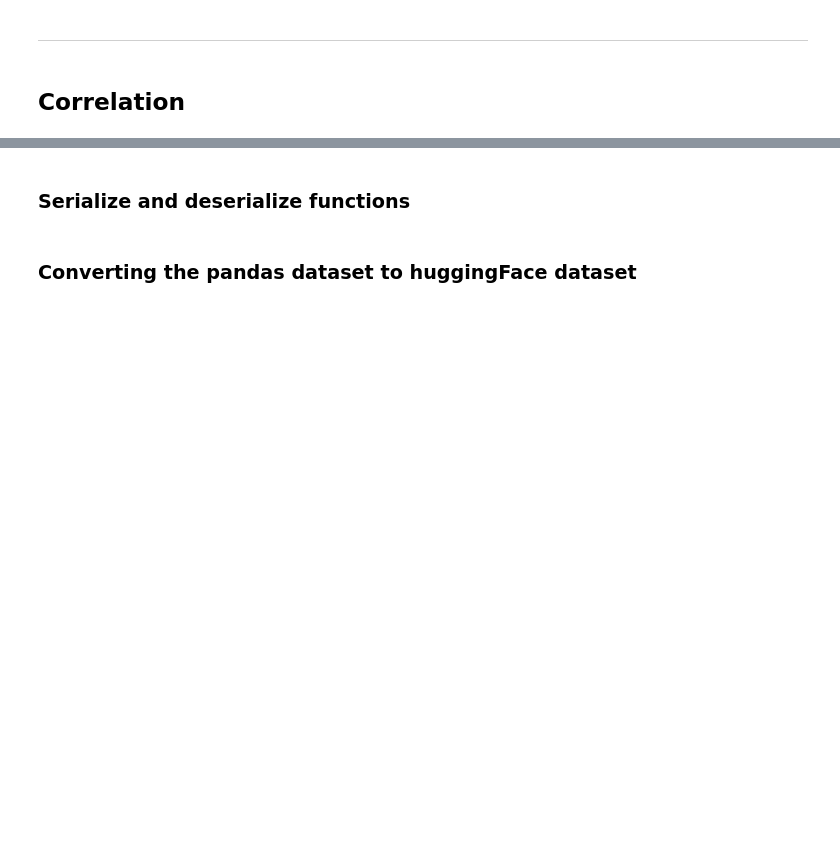
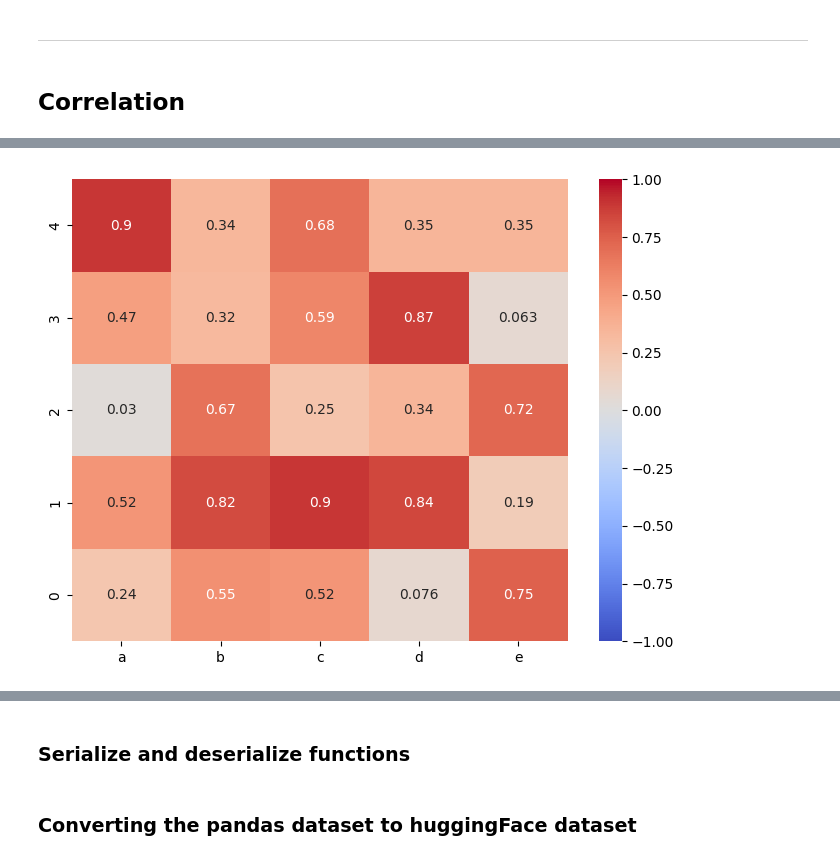
Before and after one commit to thibaud-perrin/commonlit-evaluate-student-summaries, a Jupyter notebook: Generate_Dataset.ipynb, the cells around one changed output, grey strips where cells are left out. Cells and saved outputs as stored; diff of their text form; code cells hidden in the pictures; blank space fills up the shorter version.

```diff
--- a/Generate_Dataset.ipynb
+++ b/Generate_Dataset.ipynb
@@ -364,2 +520,22 @@ import matplotlib.pyplot as plt
+# %%
+import seaborn as sns
+import pandas as pd
+import numpy as np
+import matplotlib.pyplot as plt
+
+# Create a sample dataframe
+data = pd.DataFrame(np.random.random((5, 5)), columns=["a", "b", "c", "d", "e"])
+
+# Plot the heatmap with annotations
+plt.figure(figsize=(8, 6))
+sns.heatmap(data, annot=True, cmap="coolwarm", vmin=-1, vmax=1)
+
+# Adjust the y-axis limits
+plt.ylim(0, len(data))
+
+# Show the plot
+plt.show()
+# %% [output]
+[figure, added]
 # %%
 corr_df = preprocess_summaries_train[[
```
Also changed, not shown: parts of 38 cells of this notebook, 9 other files.
